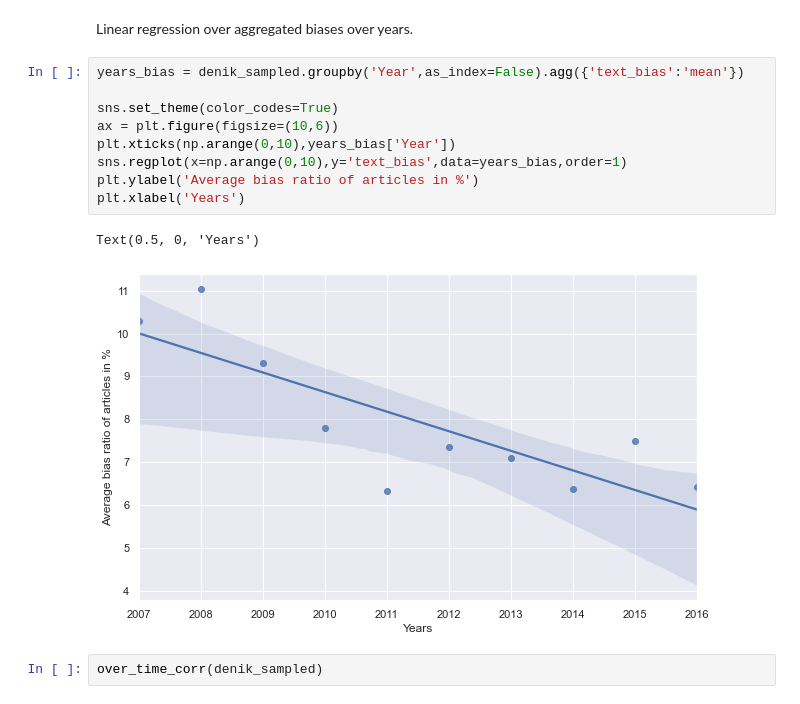
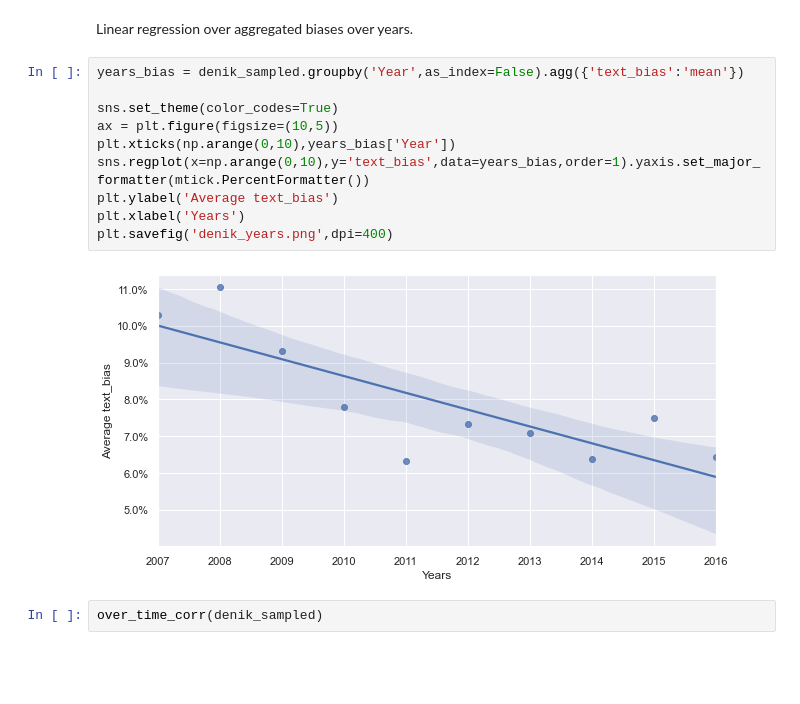
Before and after one commit to horychtom/czech-media-bias-detection, a Jupyter notebook: notebooks/media/full_pipeline/news_experiments.ipynb, the cells around one changed output. Cells and saved outputs as stored; diff of their text form; blank space fills up the shorter version.

```diff
--- a/notebooks/media/full_pipeline/news_experiments.ipynb
+++ b/notebooks/media/full_pipeline/news_experiments.ipynb
@@ -180,15 +186,15 @@ Linear regression over aggregated biases over years.
 # %%
 years_bias = denik_sampled.groupby('Year',as_index=False).agg({'text_bias':'mean'})
 
 sns.set_theme(color_codes=True)
-ax = plt.figure(figsize=(10,6))
+ax = plt.figure(figsize=(10,5))
 plt.xticks(np.arange(0,10),years_bias['Year'])
-sns.regplot(x=np.arange(0,10),y='text_bias',data=years_bias,order=1)
-plt.ylabel('Average bias ratio of articles in %')
+sns.regplot(x=np.arange(0,10),y='text_bias',data=years_bias,order=1).yaxis.set_major_formatter(mtick.PercentFormatter())
+plt.ylabel('Average text_bias')
 plt.xlabel('Years')
+plt.savefig('denik_years.png',dpi=400)
 # %% [output]
-Text(0.5, 0, 'Years')
-[figure, old version]
+[figure, new version]
 # %%
 over_time_corr(denik_sampled)
 # %% [output]
```
Also changed, not shown: parts of 12 cells of this notebook.
